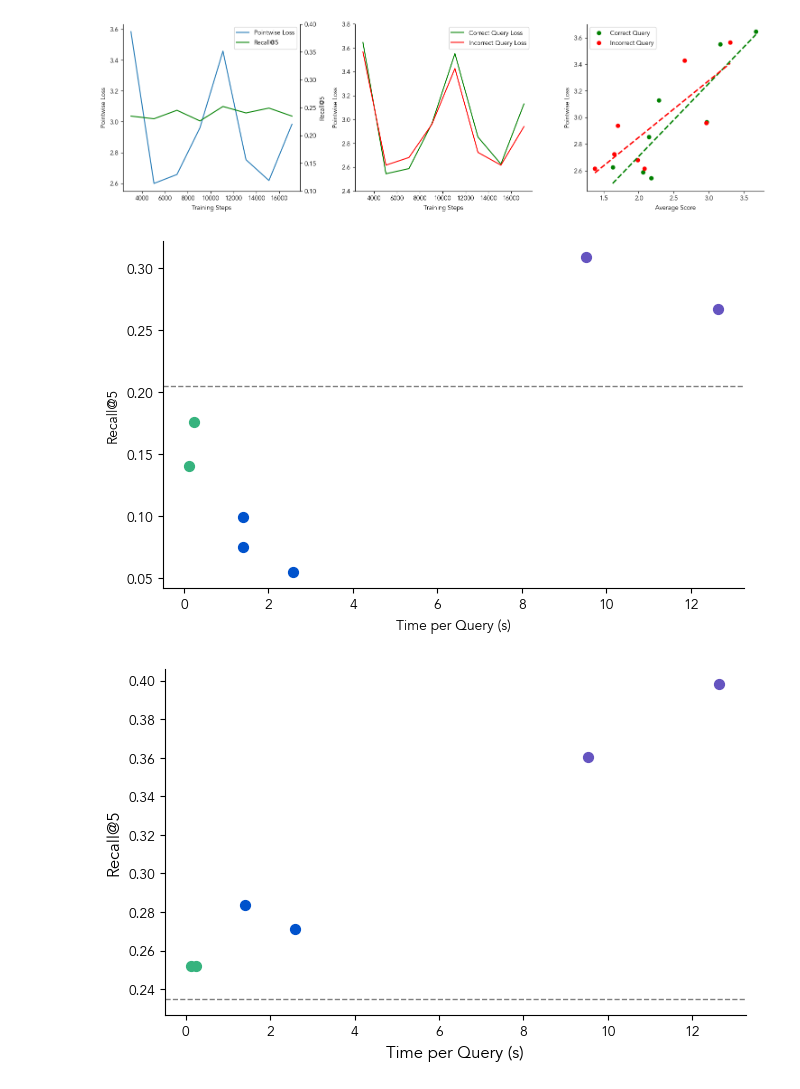
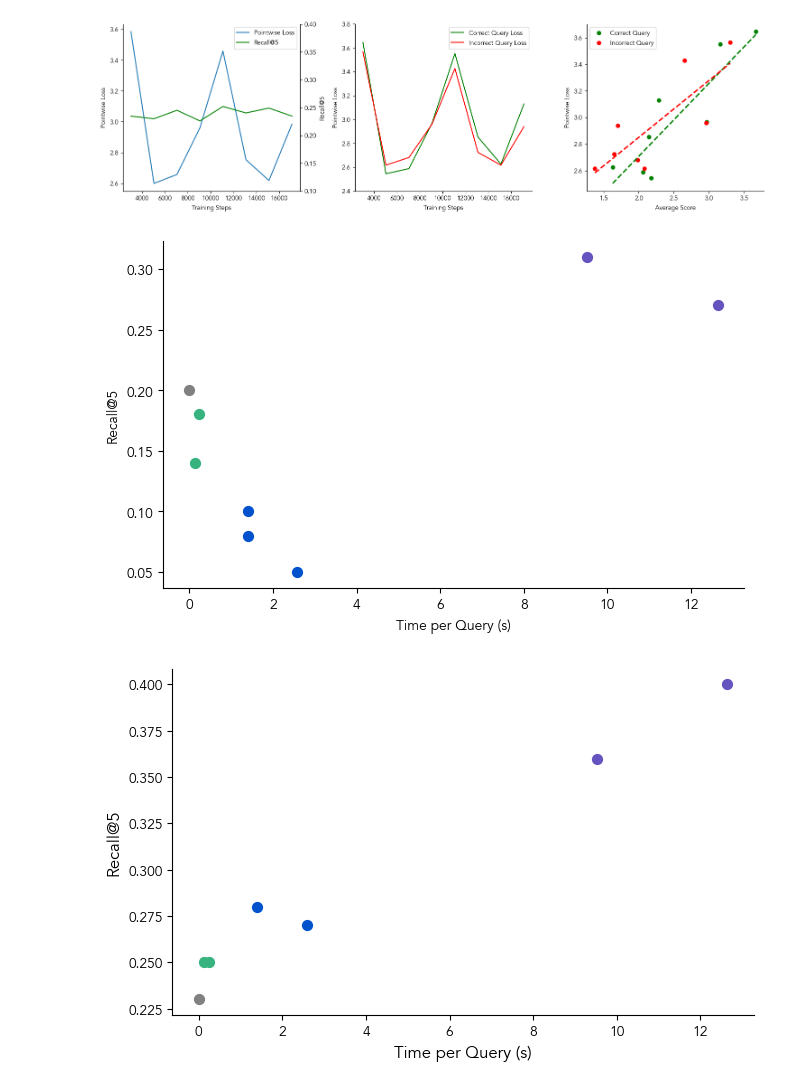
Before and after one commit to felixzhu17/Reranking-Multimodal-Retrievers, a Jupyter notebook: test.ipynb, the cells around one changed output. Saved outputs shown, nothing was run; the diff lists cells and outputs as text; code cells hidden in the pictures.

```diff
--- a/test.ipynb
+++ b/test.ipynb
@@ -12,11 +12,11 @@ COLOURS = {
 
 # Set the font family and font sizes
 plt.rcParams['font.family'] = 'Avenir'
-plt.rcParams['axes.titlesize'] = 20  # Title font size
-plt.rcParams['axes.labelsize'] = 16  # Axis label font size
-plt.rcParams['xtick.labelsize'] = 14  # X-tick label font size
-plt.rcParams['ytick.labelsize'] = 14  # Y-tick label font size
-plt.rcParams['legend.fontsize'] = 14  # Legend font size
+# plt.rcParams['axes.titlesize'] = 20  # Title font size
+# plt.rcParams['axes.labelsize'] = 16  # Axis label font size
+# plt.rcParams['xtick.labelsize'] = 14  # X-tick label font size
+# plt.rcParams['ytick.labelsize'] = 14  # Y-tick label font size
+# plt.rcParams['legend.fontsize'] = 14  # Legend font size
 # %%
 # Import necessary libraries
 import matplotlib.pyplot as plt
@@ -1232,8 +1232,8 @@ models = [
     "ModPreFLMR BERT", "ModPreFLMR IB"
 ]
 
-recall_5 = [0.2048, 0.0990, 0.0750, 0.0548, 0.3086, 0.2663, 0.1759, 0.1403]
-time_per_query = [np.nan, 1.40, 1.40, 2.58, 9.52, 12.64, 0.24, 0.13]
+recall_5 = [0.20, 0.10, 0.08, 0.05, 0.31, 0.27, 0.18, 0.14]
+time_per_query = [0, 1.40, 1.40, 2.58, 9.52, 12.64, 0.24, 0.13]
 
 # Colors for different model categories
 COLOURS = {
@@ -1259,12 +1259,6 @@ fig, ax = plt.subplots(figsize=(7.5, 4.5))
 for i, model in enumerate(models):
     if not np.isnan(time_per_query[i]):
         ax.scatter(time_per_query[i], recall_5[i], color=model_color_map[model], s=50)  # s is the marker size
-        # ax.annotate(model, (time_per_query[i], recall_5[i]),
-        #             textcoords="offset points", xytext=(5,5), ha='left')
-
-# Adding a dotted vertical line for Raw Retrieval
-ax.axhline(y=recall_5[0], color='gray', linestyle='--', linewidth=1)
-# ax.text(0.2, recall_5[0], 'Raw Retrieval', va='bottom', ha='left', color='gray')
 
 # Removing the plot border
 ax.spines['top'].set_visible(False)
@@ -1277,7 +1271,7 @@ ax.tick_params(axis='both', which='major')
 
 plt.savefig("images/evqa_results.png", dpi=600)
 # %% [output]
-[figure, old version]
+[figure, new version]
 # %%
 import matplotlib.pyplot as plt
 import numpy as np
@@ -1289,8 +1283,8 @@ models = [
     "ModPreFLMR BERT", "ModPreFLMR IB"
 ]
 
-recall_5 = [0.2346, 0.2836, 0.2711, 0.3605, 0.3980, 0.2519, 0.2519]
-time_per_query = [np.nan, 1.40, 2.58, 9.52, 12.64, 0.24, 0.13]
+recall_5 = [0.23, 0.28, 0.27, 0.36, 0.40, 0.25, 0.25]
+time_per_query = [0, 1.40, 2.58, 9.52, 12.64, 0.24, 0.13]
 
 # Colors for different model categories
 COLOURS = {
@@ -1298,49 +1292,37 @@ COLOURS = {
     "monoPreFLMR": "#0052CC",
     "monoBLIP-2": "#6554C0",
     "ModPreFLMR": "#36B37E"
 }
 
 model_color_map = {
     "Raw Retrieval": COLOURS["Raw Retrieval"],
     "monoPreFLMR-B": COLOURS["monoPreFLMR"],
     "monoPreFLMR-L": COLOURS["monoPreFLMR"],
     "monoBLIP-2 Flan-T5": COLOURS["monoBLIP-2"],
     "monoBLIP-2 Opt": COLOURS["monoBLIP-2"],
     "ModPreFLMR BERT": COLOURS["ModPreFLMR"],
     "ModPreFLMR IB": COLOURS["ModPreFLMR"]
 }
 
 # Plotting trade-off between Recall@5 and Latency
 fig, ax = plt.subplots(figsize=(7.5, 4.5))
 for i, model in enumerate(models):
-    if not np.isnan(time_per_query[i]):
-        ax.scatter(time_per_query[i], recall_5[i], color=model_color_map[model], s=50)  # s is the marker size
-
-        # # Custom positioning for each annotation
-        # if model == "ModPreFLMR BERT":
-        #     xytext = (5, -5)  # Place below the point
-        # else:
-        #     xytext = (5, 5)  # Default position above the point
-
-        # ax.annotate(model, (time_per_query[i], recall_5[i]),
-        #             textcoords="offset points", xytext=xytext, ha='left')
-
-# Adding a dotted vertical line for Raw Retrieval
-ax.axhline(y=recall_5[0], color='gray', linestyle='--', linewidth=1)
-# ax.text(0.2, recall_5[0], 'Raw Retrieval', va='bottom', ha='left', color='gray')
+    ax.scatter(time_per_query[i], recall_5[i], color=model_color_map[model], s=50)  # s is the marker size
 
 # Removing the plot border
 ax.spines['top'].set_visible(False)
 ax.spines['right'].set_visible(False)
 
 # Set larger font sizes for the axes labels and tick labels
 ax.set_xlabel('Time per Query (s)', fontsize=12)
 ax.set_ylabel('Recall@5', fontsize=12)
 ax.tick_params(axis='both', which='major', labelsize=10)
 
+
+
 plt.savefig("images/okvqa_results.png", dpi=600)
 # %% [output]
-[figure, old version]
+[figure, new version]
 # %%
 import pandas as pd
 
```
Also changed, not shown: parts of 1 cell of this notebook, 6 other files.
